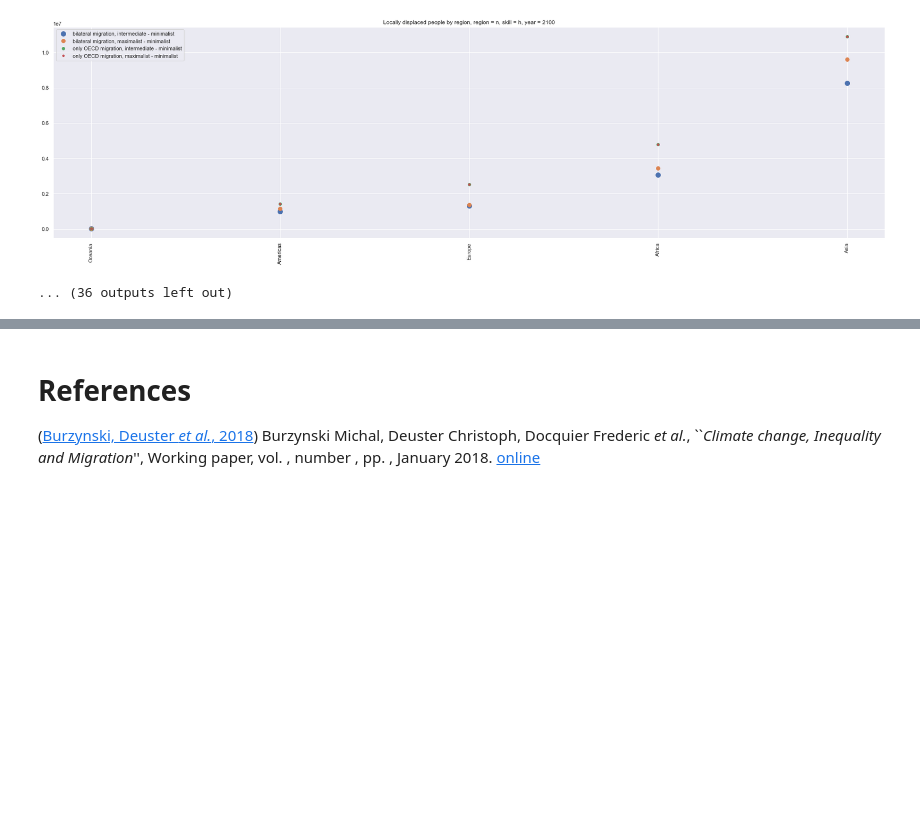
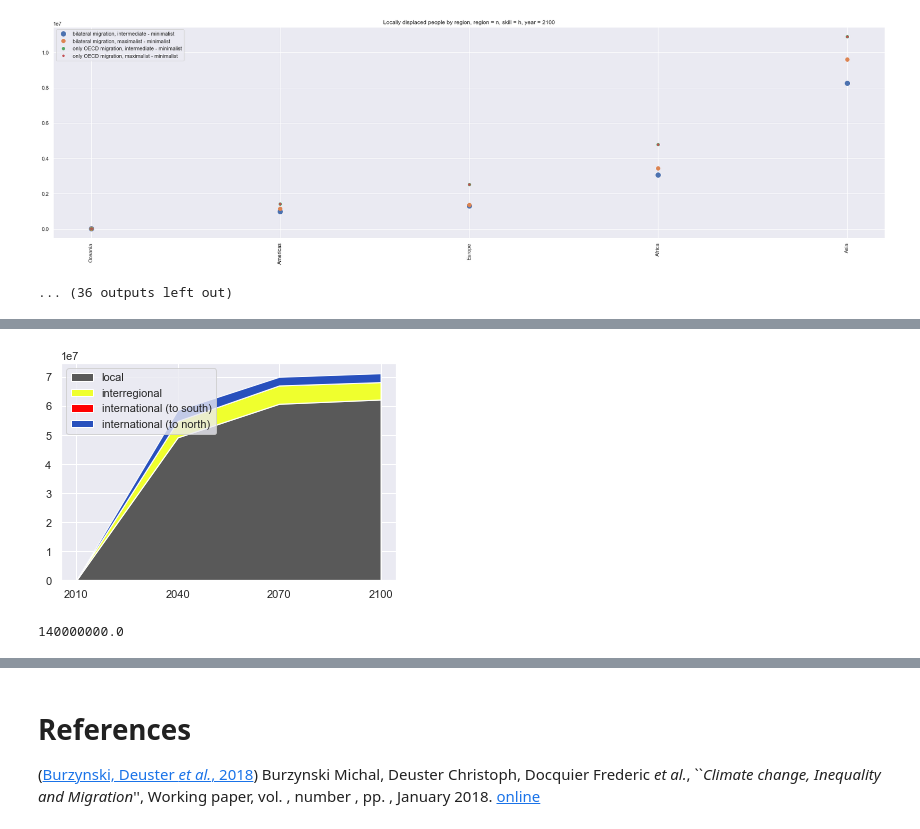
Before and after one commit to hscheewel/GeographyOfClimateMigration, a Jupyter notebook: model.ipynb, the cells around one changed output, grey strips where cells are left out. Drawn from its saved outputs; the diff is of its cells as text; code cells hidden in the pictures; blank space fills up the shorter version.

```diff
--- a/model.ipynb
+++ b/model.ipynb
@@ -1231,0 +1361,15 @@ SankeyWidget(layout=Layout(height='700', width='500'), links=[{'source': 'German
+# %%
+x = Ts
+y=[local, interreg, internat_s, internat_n]
+color = ['#595959','#EFFF2E','#FF0000','#2850BD']
+
+plt.stackplot(x,y, labels=['local','interregional','international (to south)', 'international (to north)'],colors = color)
+plt.legend(loc='upper left')
+plt.xticks(Ts)
+plt.show()
+# %% [output]
+[figure, added]
+# %%
+210 * 1e6 - 7 * 1e7
+# %% [output]
+140000000.0
```
Also changed, not shown: parts of 20 cells of this notebook.
